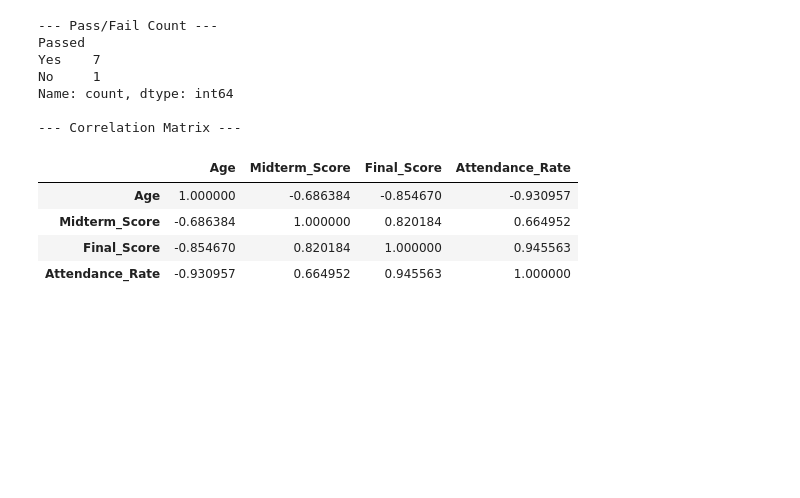
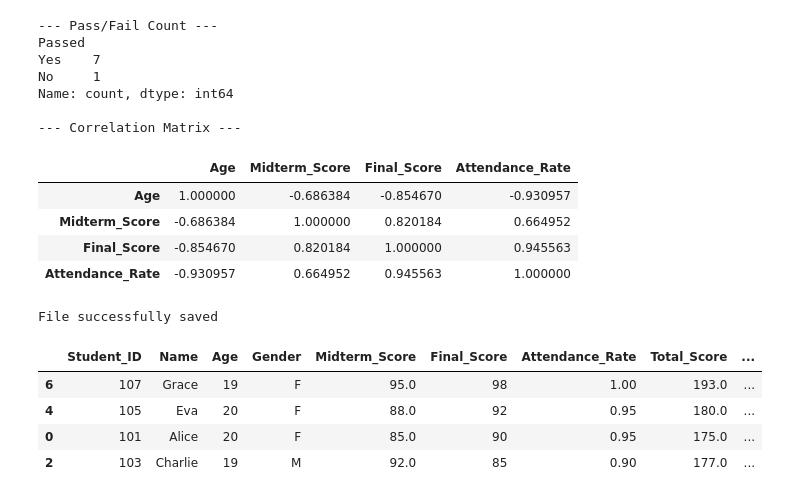
Before and after one commit to Jiya-786/Statistics_notes, a Jupyter notebook: TUT/TUT-2/pandas.ipynb, the cells around one changed output. Cells and saved outputs as stored; diff of their text form; code cells hidden in the pictures; blank space fills up the shorter version.

```diff
--- a/TUT/TUT-2/pandas.ipynb
+++ b/TUT/TUT-2/pandas.ipynb
@@ -246,3 +246,28 @@ Name: count, dtype: int64
 | Attendance_Rate | -0.930957 | 0.664952 | 0.945563 | 1.000000 |
 # %%
 # saving the data
+
+df.to_csv("processed_student_data_csv",index=False)
+print("File successfully saved")
+# %% [output]
+File successfully saved
+# %%
+# Exercise 1: Filtering and Sorting
+
+# Using the df (Student Data) we created earlier:
+
+# Create a new DataFrame called consistent_students
+# containing only students with an Attendance_Rate greater than 0.85.
+
+# Sort this new DataFrame by Final_Score in descending order (highest score first).
+# Display the result.
+
+consistent_students=df[df['Attendance_Rate']>0.85]
+df_sorted=consistent_students.sort_values(by='Final_Score',ascending=False)
+display(df_sorted)
+# %% [output]
+|  | Student_ID | Name | Age | Gender | Midterm_Score | Final_Score | Attendance_Rate | Total_Score | ... |
+| 6 | 107 | Grace | 19 | F | 95.0 | 98 | 1.00 | 193.0 | ... |
+| 4 | 105 | Eva | 20 | F | 88.0 | 92 | 0.95 | 180.0 | ... |
+| 0 | 101 | Alice | 20 | F | 85.0 | 90 | 0.95 | 175.0 | ... |
+| 2 | 103 | Charlie | 19 | M | 92.0 | 85 | 0.90 | 177.0 | ... |
```
Also changed, not shown: parts of 2 cells of this notebook.
